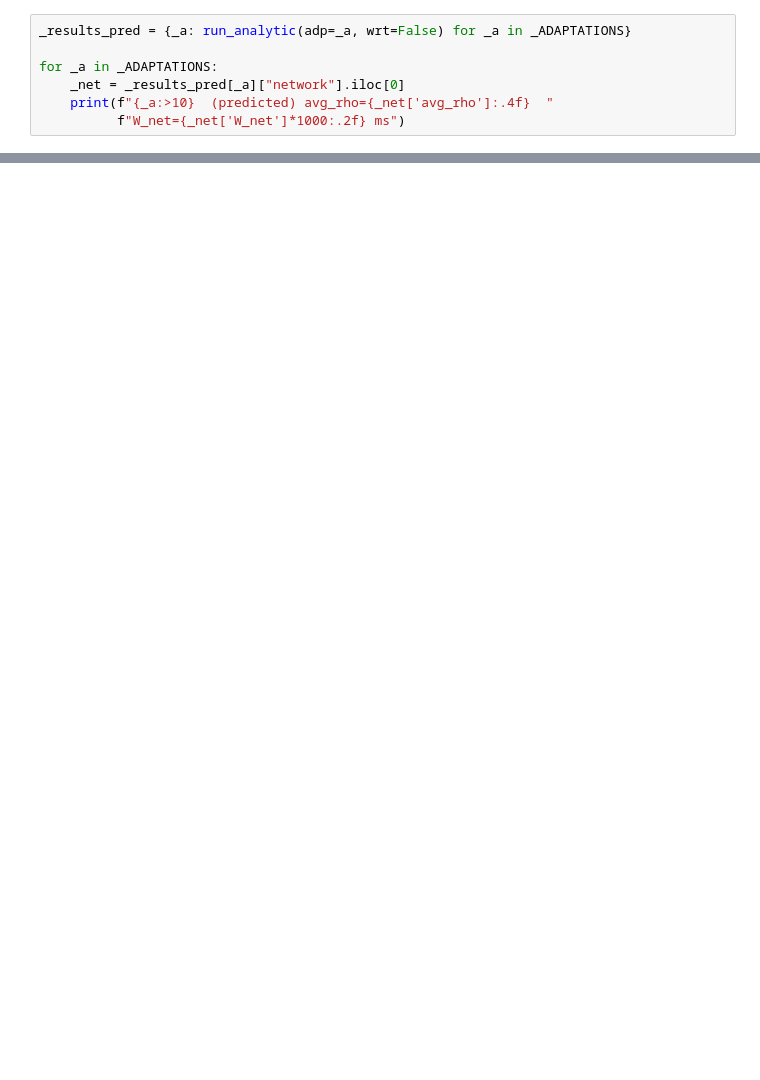
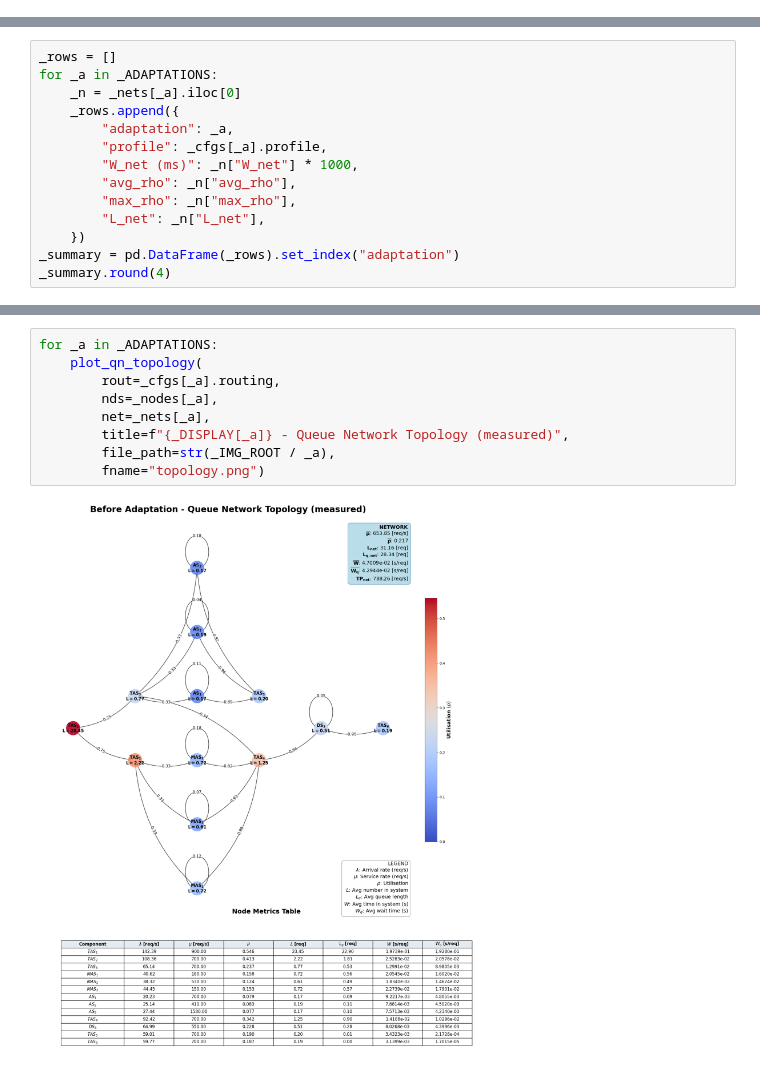
Before and after one commit to DASA-Design/PyDASA-CS1-TAS, a Jupyter notebook: 05-experimental.ipynb, the cells around one changed output, grey strips where cells are left out. Cells and saved outputs as stored; diff of their text form; blank space fills up the shorter version.

```diff
--- a/05-experimental.ipynb
+++ b/05-experimental.ipynb
@@ -100,7 +109,0 @@ against predicted analytic values.
-# %%
-_results_pred = {_a: run_analytic(adp=_a, wrt=False) for _a in _ADAPTATIONS}
-
-for _a in _ADAPTATIONS:
-    _net = _results_pred[_a]["network"].iloc[0]
-    print(f"{_a:>10}  (predicted) avg_rho={_net['avg_rho']:.4f}  "
-          f"W_net={_net['W_net']*1000:.2f} ms")
@@ -223,0 +114,14 @@ plt.show()
+# %%
+_rows = []
+for _a in _ADAPTATIONS:
+    _n = _nets[_a].iloc[0]
+    _rows.append({
+        "adaptation": _a,
+        "profile": _cfgs[_a].profile,
+        "W_net (ms)": _n["W_net"] * 1000,
+        "avg_rho": _n["avg_rho"],
+        "max_rho": _n["max_rho"],
+        "L_net": _n["L_net"],
+    })
+_summary = pd.DataFrame(_rows).set_index("adaptation")
+_summary.round(4)
@@ -223,0 +163,11 @@ plt.show()
+# %%
+for _a in _ADAPTATIONS:
+    plot_qn_topology(
+        rout=_cfgs[_a].routing,
+        nds=_nodes[_a],
+        net=_nets[_a],
+        title=f"{_DISPLAY[_a]} - Queue Network Topology (measured)",
+        file_path=str(_IMG_ROOT / _a),
+        fname="topology.png")
+# %% [output]
+[figure, added]
```
Also changed, not shown: parts of 27 cells of this notebook, 28 other files.
